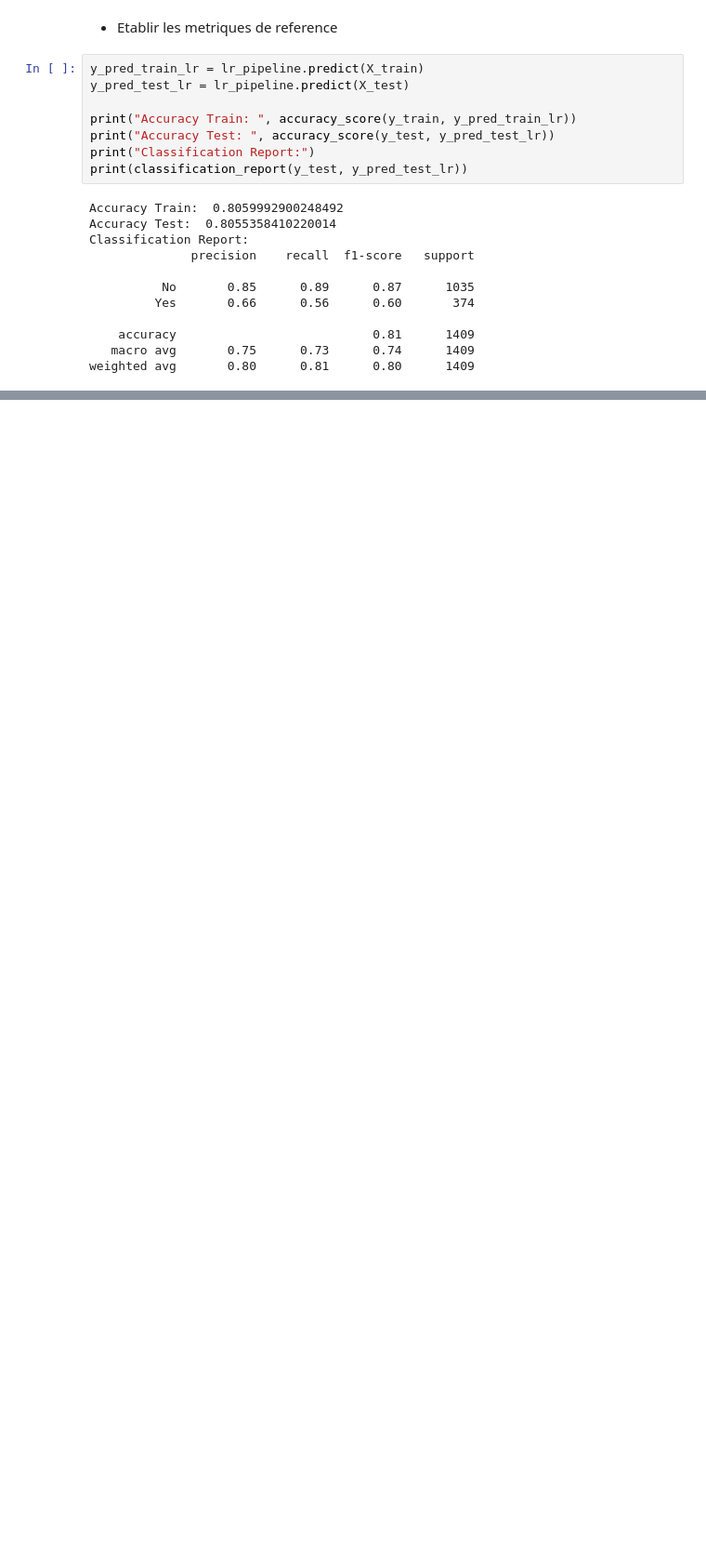
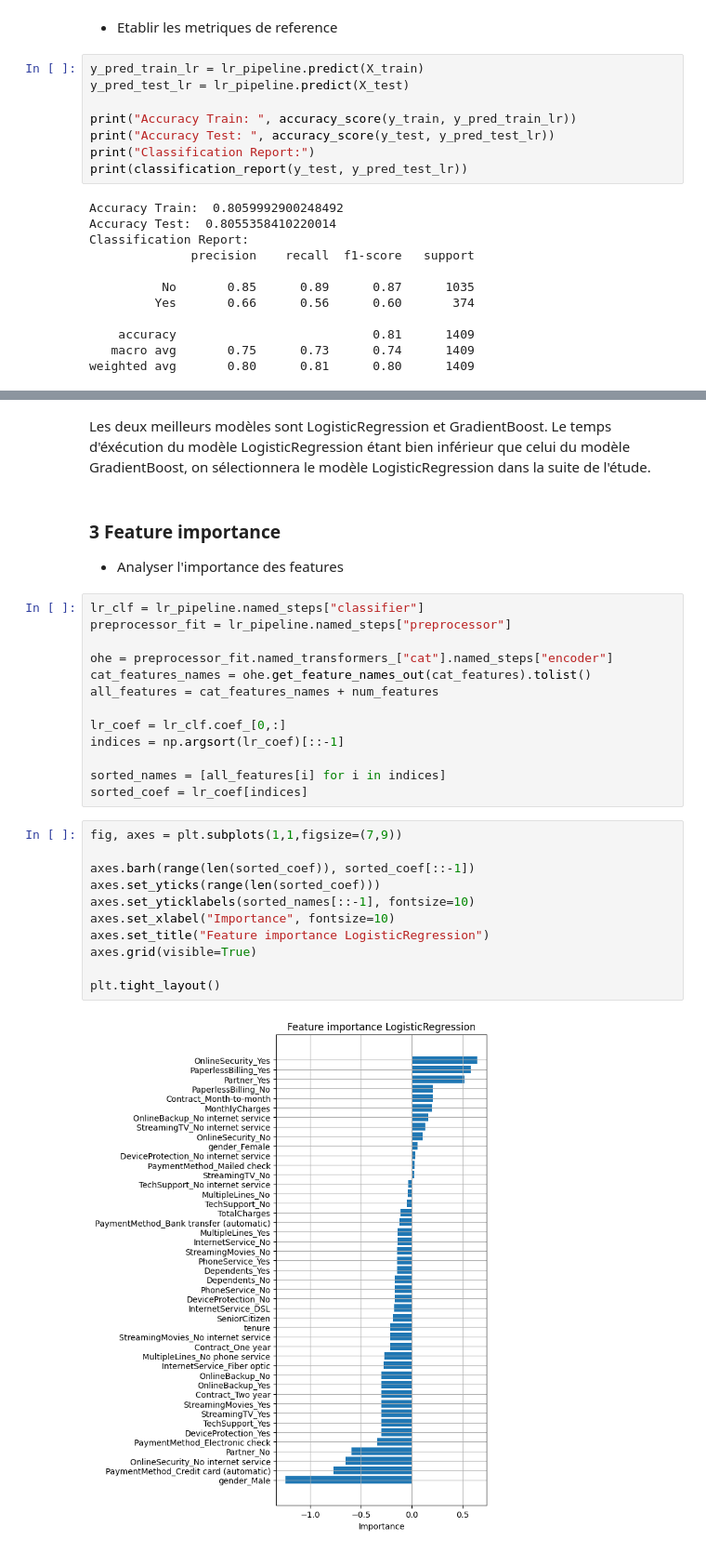
Before and after one commit to DamienDESSAUX-M2i/M2i_CDSD_TDTP, a Jupyter notebook: scikit_learn/exos/tp_final.ipynb, the cells around one changed output, grey strips where cells are left out. Shown at 93% size. Saved outputs shown, nothing was run; the diff lists cells and outputs as text; blank space fills up the shorter version.

```diff
--- a/scikit_learn/exos/tp_final.ipynb
+++ b/scikit_learn/exos/tp_final.ipynb
@@ -410,0 +509,32 @@ weighted avg       0.80      0.81      0.80      1409
+# %% [markdown]
+Les deux meilleurs modèles sont LogisticRegression et GradientBoost. Le temps d'éxécution du modèle LogisticRegression étant bien inférieur que celui du modèle GradientBoost, on sélectionnera le modèle LogisticRegression dans la suite de l'étude.
+# %% [markdown]
+### 3 Feature importance
+
+- Analyser l'importance des features
+# %%
+lr_clf = lr_pipeline.named_steps["classifier"]
+preprocessor_fit = lr_pipeline.named_steps["preprocessor"]
+
+ohe = preprocessor_fit.named_transformers_["cat"].named_steps["encoder"]
+cat_features_names = ohe.get_feature_names_out(cat_features).tolist()
+all_features = cat_features_names + num_features
+
+lr_coef = lr_clf.coef_[0,:]
+indices = np.argsort(lr_coef)[::-1]
+
+sorted_names = [all_features[i] for i in indices]
+sorted_coef = lr_coef[indices]
+# %%
+fig, axes = plt.subplots(1,1,figsize=(7,9))
+
+axes.barh(range(len(sorted_coef)), sorted_coef[::-1])
+axes.set_yticks(range(len(sorted_coef)))
+axes.set_yticklabels(sorted_names[::-1], fontsize=10)
+axes.set_xlabel("Importance", fontsize=10)
+axes.set_title("Feature importance LogisticRegression")
+axes.grid(visible=True)
+
+plt.tight_layout()
+# %% [output]
+[figure, added]
```
Also changed, not shown: parts of 19 cells of this notebook, 2 other files.
